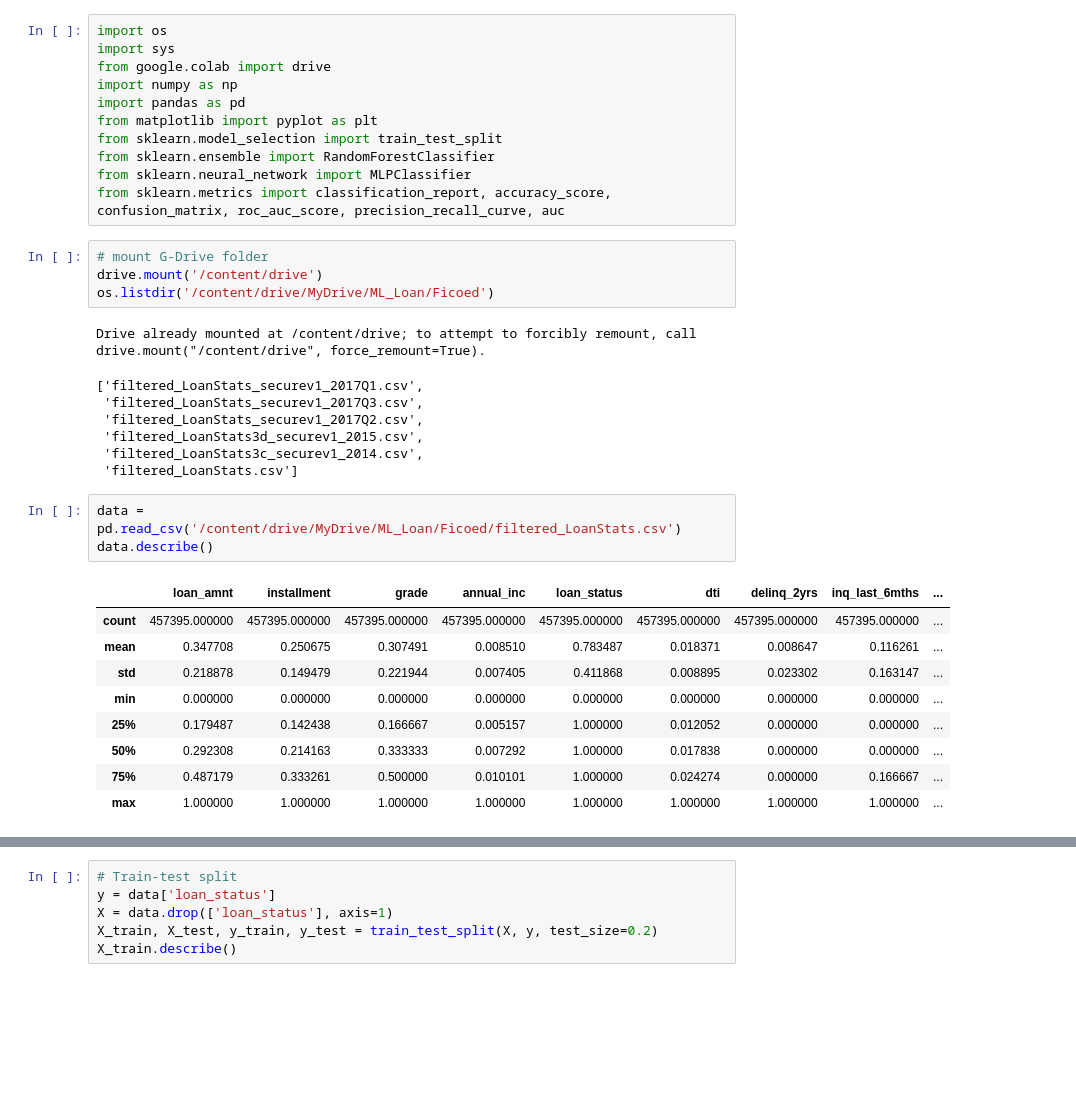
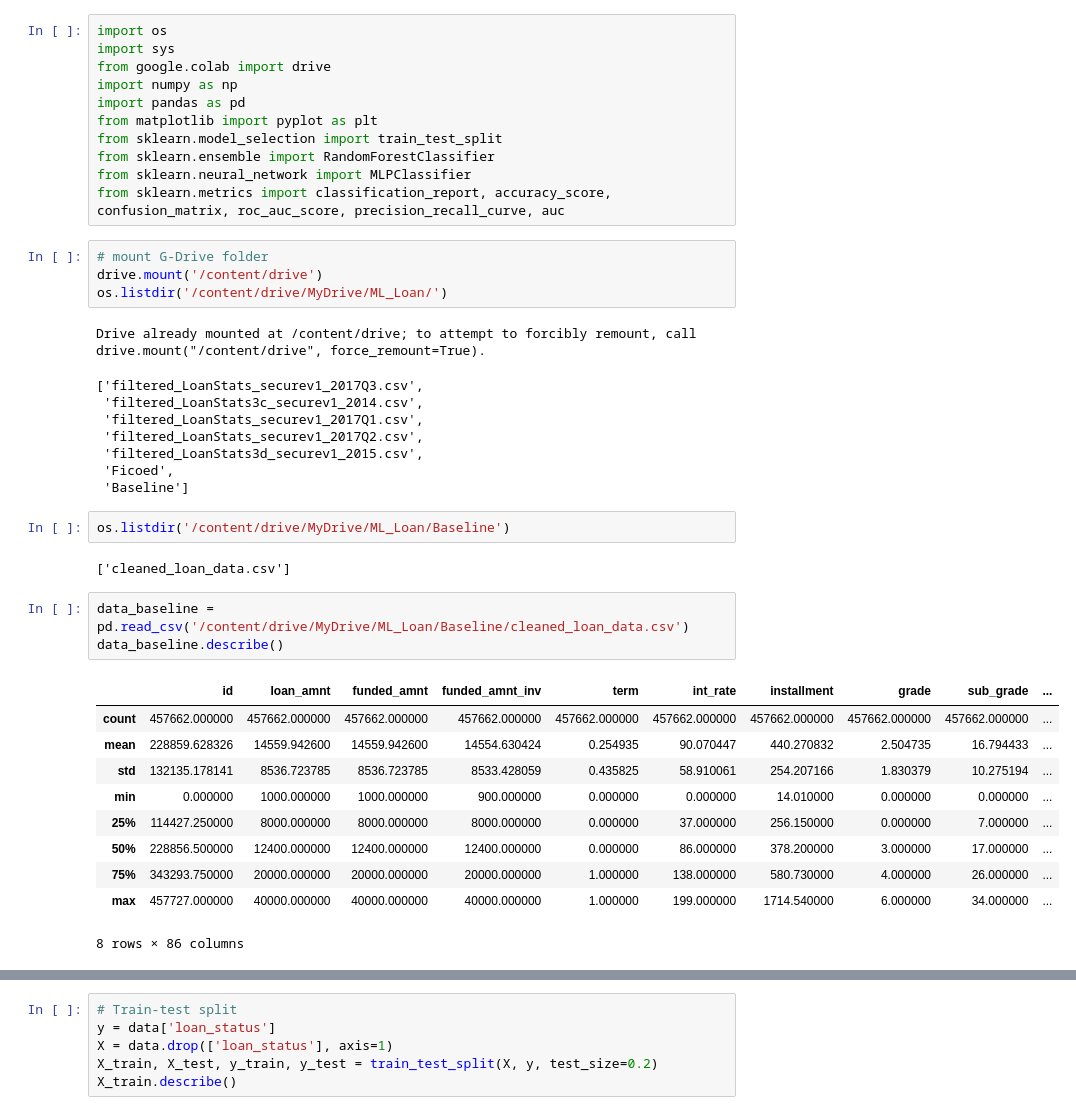
Before and after one commit to vaibhavhirani/ML-Loan-Assignment, a Jupyter notebook: ml_sv.ipynb, the cells around one changed output, grey strips where cells are left out. Saved outputs shown, nothing was run; the diff lists cells and outputs as text; blank space fills up the shorter version.

Commit message:
added baseline models

```diff
--- a/ml_sv.ipynb
+++ b/ml_sv.ipynb
@@ -14,25 +14,31 @@ from sklearn.metrics import classification_report, accuracy_score, confusion_mat
 # %%
 # mount G-Drive folder
 drive.mount('/content/drive')
-os.listdir('/content/drive/MyDrive/ML_Loan/Ficoed')
+os.listdir('/content/drive/MyDrive/ML_Loan/')
 # %% [output]
 Drive already mounted at /content/drive; to attempt to forcibly remount, call drive.mount("/content/drive", force_remount=True).
-['filtered_LoanStats_securev1_2017Q1.csv',
- 'filtered_LoanStats_securev1_2017Q3.csv',
+['filtered_LoanStats_securev1_2017Q3.csv',
+ 'filtered_LoanStats3c_securev1_2014.csv',
+ 'filtered_LoanStats_securev1_2017Q1.csv',
  'filtered_LoanStats_securev1_2017Q2.csv',
  'filtered_LoanStats3d_securev1_2015.csv',
- 'filtered_LoanStats3c_securev1_2014.csv',
- 'filtered_LoanStats.csv']
+ 'Ficoed',
+ 'Baseline']
+# %%
+os.listdir('/content/drive/MyDrive/ML_Loan/Baseline')
+# %% [output]
+['cleaned_loan_data.csv']
 # %%
-data = pd.read_csv('/content/drive/MyDrive/ML_Loan/Ficoed/filtered_LoanStats.csv')
-data.describe()
+data_baseline = pd.read_csv('/content/drive/MyDrive/ML_Loan/Baseline/cleaned_loan_data.csv')
+data_baseline.describe()
 # %% [output]
-|  | loan_amnt | installment | grade | annual_inc | loan_status | dti | delinq_2yrs | inq_last_6mths | ... |
-| count | 457395.000000 | 457395.000000 | 457395.000000 | 457395.000000 | 457395.000000 | 457395.000000 | 457395.000000 | 457395.000000 | ... |
-| mean | 0.347708 | 0.250675 | 0.307491 | 0.008510 | 0.783487 | 0.018371 | 0.008647 | 0.116261 | ... |
-| std | 0.218878 | 0.149479 | 0.221944 | 0.007405 | 0.411868 | 0.008895 | 0.023302 | 0.163147 | ... |
-| min | 0.000000 | 0.000000 | 0.000000 | 0.000000 | 0.000000 | 0.000000 | 0.000000 | 0.000000 | ... |
-| 25% | 0.179487 | 0.142438 | 0.166667 | 0.005157 | 1.000000 | 0.012052 | 0.000000 | 0.000000 | ... |
-| 50% | 0.292308 | 0.214163 | 0.333333 | 0.007292 | 1.000000 | 0.017838 | 0.000000 | 0.000000 | ... |
-| 75% | 0.487179 | 0.333261 | 0.500000 | 0.010101 | 1.000000 | 0.024274 | 0.000000 | 0.166667 | ... |
-| max | 1.000000 | 1.000000 | 1.000000 | 1.000000 | 1.000000 | 1.000000 | 1.000000 | 1.000000 | ... |
+|  | id | loan_amnt | funded_amnt | funded_amnt_inv | term | int_rate | installment | grade | sub_grade | ... |
+| count | 457662.000000 | 457662.000000 | 457662.000000 | 457662.000000 | 457662.000000 | 457662.000000 | 457662.000000 | 457662.000000 | 457662.000000 | ... |
+| mean | 228859.628326 | 14559.942600 | 14559.942600 | 14554.630424 | 0.254935 | 90.070447 | 440.270832 | 2.504735 | 16.794433 | ... |
+| std | 132135.178141 | 8536.723785 | 8536.723785 | 8533.428059 | 0.435825 | 58.910061 | 254.207166 | 1.830379 | 10.275194 | ... |
+| min | 0.000000 | 1000.000000 | 1000.000000 | 900.000000 | 0.000000 | 0.000000 | 14.010000 | 0.000000 | 0.000000 | ... |
+| 25% | 114427.250000 | 8000.000000 | 8000.000000 | 8000.000000 | 0.000000 | 37.000000 | 256.150000 | 0.000000 | 7.000000 | ... |
+| 50% | 228856.500000 | 12400.000000 | 12400.000000 | 12400.000000 | 0.000000 | 86.000000 | 378.200000 | 3.000000 | 17.000000 | ... |
+| 75% | 343293.750000 | 20000.000000 | 20000.000000 | 20000.000000 | 1.000000 | 138.000000 | 580.730000 | 4.000000 | 26.000000 | ... |
+| max | 457727.000000 | 40000.000000 | 40000.000000 | 40000.000000 | 1.000000 | 199.000000 | 1714.540000 | 6.000000 | 34.000000 | ... |
+8 rows × 86 columns
```
Also changed, not shown: parts of 12 cells of this notebook.
